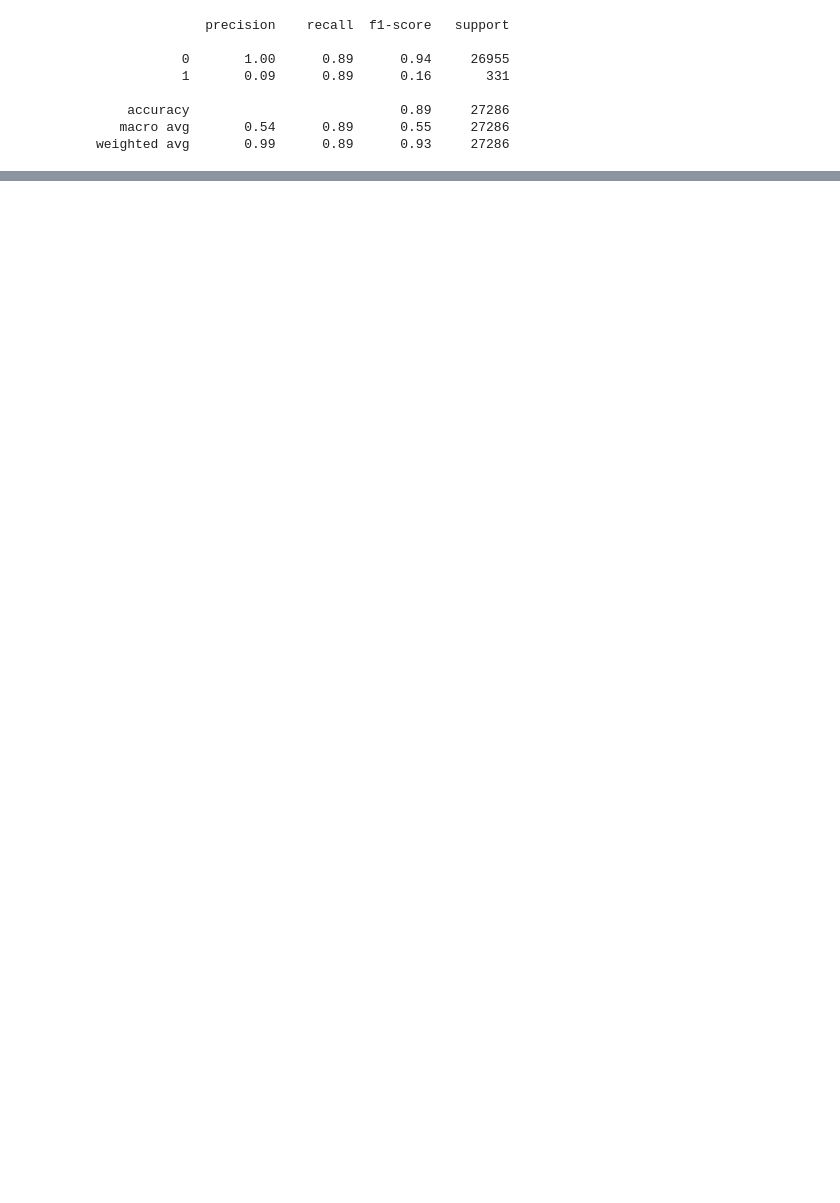
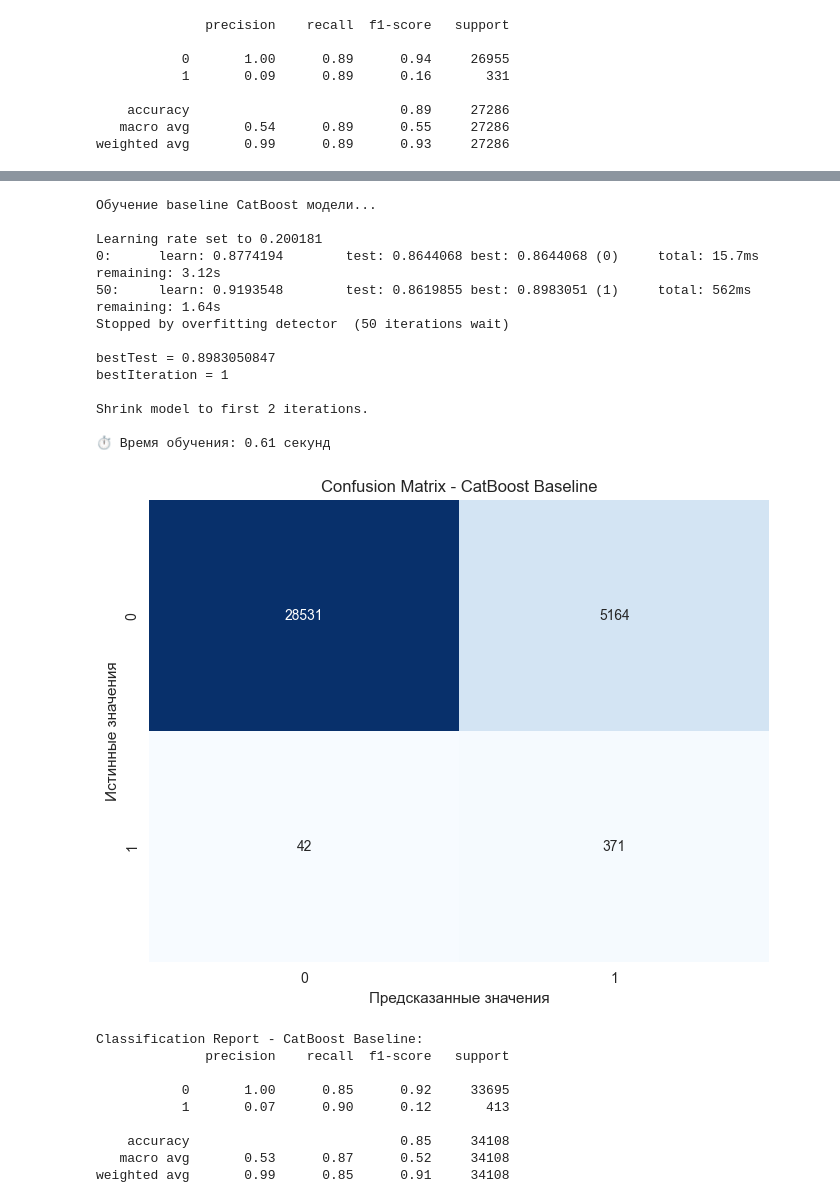
Before and after one commit to aleksandr-novikov/equipment-failure-prediction, a Jupyter notebook: solution.ipynb, the cells around one changed output, grey strips where cells are left out. Cells and saved outputs as stored; diff of their text form; code cells hidden in the pictures; blank space fills up the shorter version.

```diff
--- a/solution.ipynb
+++ b/solution.ipynb
@@ -2257,0 +2506,63 @@ weighted avg       0.99      0.89      0.93     27286
+# %%
+# Baseline модель CatBoost с дефолтными параметрами
+print("Обучение baseline CatBoost модели...\n")
+
+cb_baseline = CatBoostClassifier(
+    iterations=200,
+    random_state=42,
+    verbose=50,  # Выводить прогресс каждые 50 итераций
+    auto_class_weights='Balanced',  # Автоматическая балансировка классов
+    eval_metric='Recall'  # Оптимизируем recall
+)
+
+# Обучение
+start_time = time.time()
+cb_baseline.fit(
+    train_pool,
+    eval_set=test_pool,
+    early_stopping_rounds=50,  # Ранняя остановка
+    plot=False
+)
+training_time = time.time() - start_time
+
+print(f"\n⏱️ Время обучения: {training_time:.2f} секунд")
+
+# Предсказания
+y_pred_baseline = cb_baseline.predict(test_pool)
+
+# Confusion Matrix
+cm_baseline = confusion_matrix(y_test_cb, y_pred_baseline)
+plt.figure(figsize=(8, 6))
+sns.heatmap(cm_baseline, annot=True, fmt='d', cmap='Blues', cbar=False)
+plt.title('Confusion Matrix - CatBoost Baseline')
+plt.ylabel('Истинные значения')
+plt.xlabel('Предсказанные значения')
+plt.show()
+
+# Classification Report
+print("\nClassification Report - CatBoost Baseline:")
+print(classification_report(y_test_cb, y_pred_baseline))
+# %% [output]
+Обучение baseline CatBoost модели...
+
+Learning rate set to 0.200181
+0:      learn: 0.8774194        test: 0.8644068 best: 0.8644068 (0)     total: 15.7ms   remaining: 3.12s
+50:     learn: 0.9193548        test: 0.8619855 best: 0.8983051 (1)     total: 562ms    remaining: 1.64s
+Stopped by overfitting detector  (50 iterations wait)
+
+bestTest = 0.8983050847
+bestIteration = 1
+
+Shrink model to first 2 iterations.
+
+⏱️ Время обучения: 0.61 секунд
+[figure, added]
+Classification Report - CatBoost Baseline:
+              precision    recall  f1-score   support
+
+           0       1.00      0.85      0.92     33695
+           1       0.07      0.90      0.12       413
+
+    accuracy                           0.85     34108
+   macro avg       0.53      0.87      0.52     34108
+weighted avg       0.99      0.85      0.91     34108
```
Also changed, not shown: parts of 30 cells of this notebook, 9 other files.
